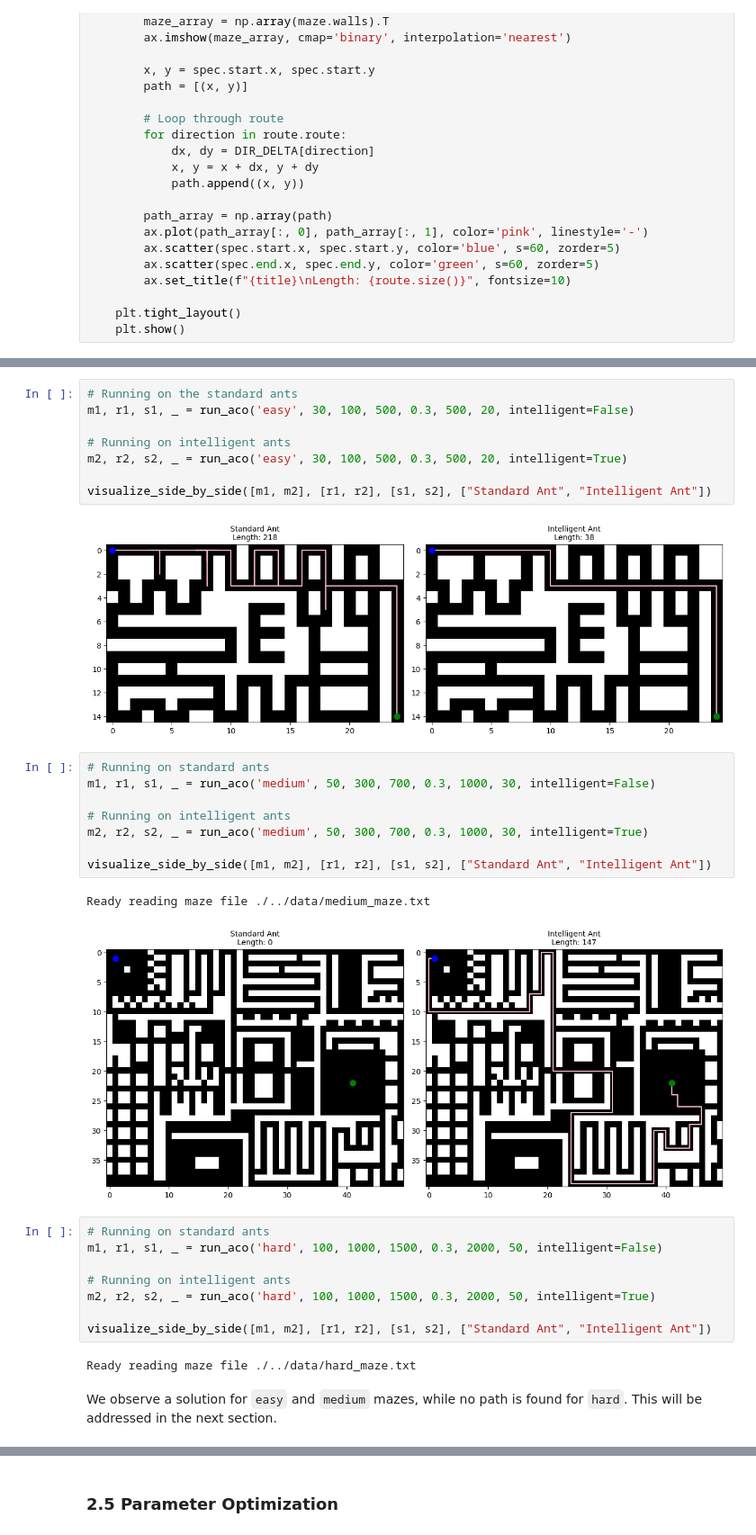
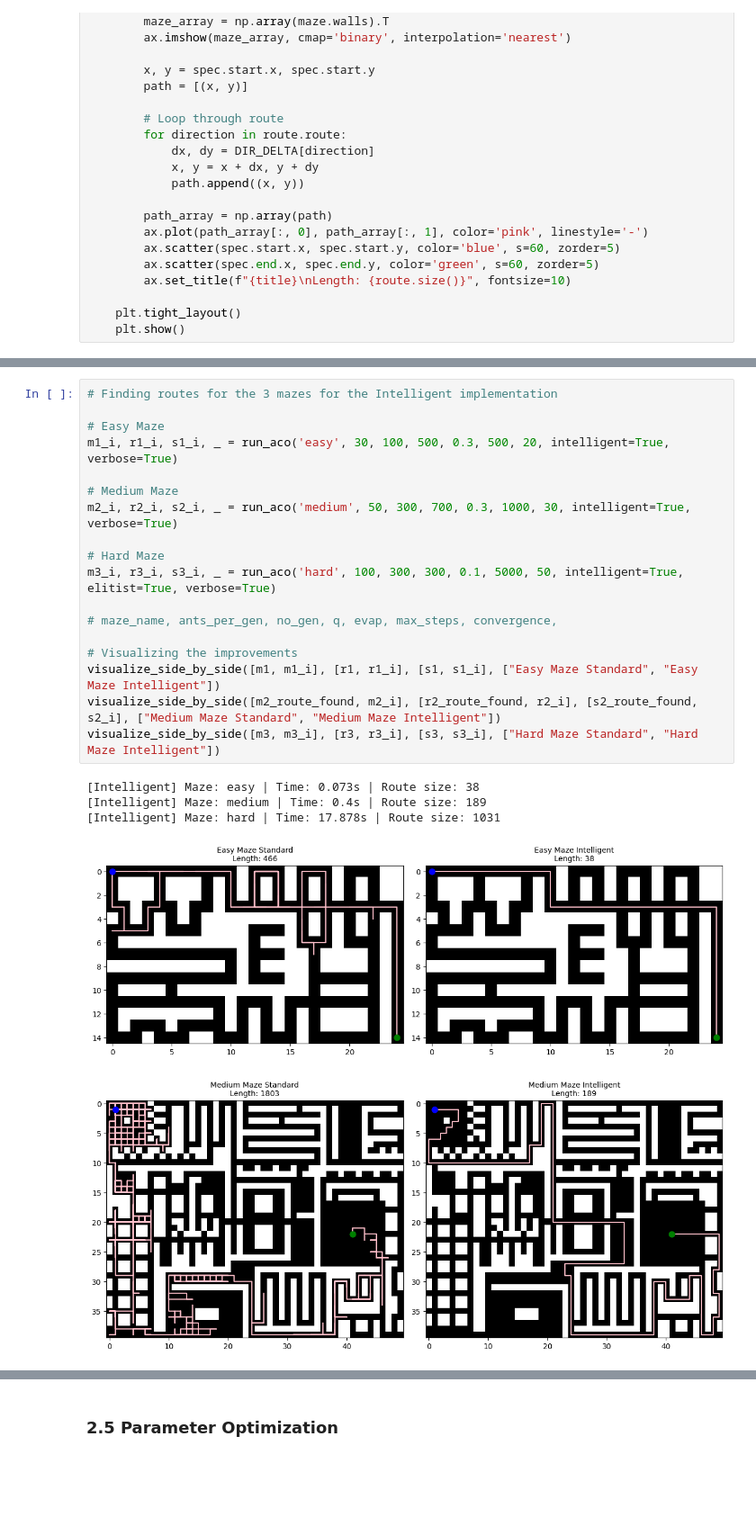
Before and after one commit to guy915/Computational-Intelligence-Models, a Jupyter notebook: ACO & GA/src/Main.ipynb, the cells around one changed output, grey strips where cells are left out. Shown at 90% size. Saved outputs shown, nothing was run; the diff lists cells and outputs as text; blank space fills up the shorter version.

```diff
--- a/ACO & GA/src/Main.ipynb
+++ b/ACO & GA/src/Main.ipynb
@@ -1269,33 +1371,24 @@ Comparing the paths that were found, we see the intelligent path has less detour
-# %%
-# Running on the standard ants
-m1, r1, s1, _ = run_aco('easy', 30, 100, 500, 0.3, 500, 20, intelligent=False)
-
-# Running on intelligent ants
-m2, r2, s2, _ = run_aco('easy', 30, 100, 500, 0.3, 500, 20, intelligent=True)
-
-visualize_side_by_side([m1, m2], [r1, r2], [s1, s2], ["Standard Ant", "Intelligent Ant"])
-# %% [output]
-[figure, removed]
-# %%
-# Running on standard ants
-m1, r1, s1, _ = run_aco('medium', 50, 300, 700, 0.3, 1000, 30, intelligent=False)
-
-# Running on intelligent ants
-m2, r2, s2, _ = run_aco('medium', 50, 300, 700, 0.3, 1000, 30, intelligent=True)
-
-visualize_side_by_side([m1, m2], [r1, r2], [s1, s2], ["Standard Ant", "Intelligent Ant"])
-# %% [output]
-Ready reading maze file ./../data/medium_maze.txt
-[figure, removed]
-# %%
-# Running on standard ants
-m1, r1, s1, _ = run_aco('hard', 100, 1000, 1500, 0.3, 2000, 50, intelligent=False)
-
-# Running on intelligent ants
-m2, r2, s2, _ = run_aco('hard', 100, 1000, 1500, 0.3, 2000, 50, intelligent=True)
-
-visualize_side_by_side([m1, m2], [r1, r2], [s1, s2], ["Standard Ant", "Intelligent Ant"])
-# %% [output]
-Ready reading maze file ./../data/hard_maze.txt
-# %% [markdown]
-We observe a solution for `easy` and `medium` mazes, while no path is found for `hard`. This will be addressed in the next section.
+# %%
+# Finding routes for the 3 mazes for the Intelligent implementation
+
+# Easy Maze
+m1_i, r1_i, s1_i, _ = run_aco('easy', 30, 100, 500, 0.3, 500, 20, intelligent=True, verbose=True)
+
+# Medium Maze
+m2_i, r2_i, s2_i, _ = run_aco('medium', 50, 300, 700, 0.3, 1000, 30, intelligent=True, verbose=True)
+
+# Hard Maze
+m3_i, r3_i, s3_i, _ = run_aco('hard', 100, 300, 300, 0.1, 5000, 50, intelligent=True, elitist=True, verbose=True)
+
+# maze_name, ants_per_gen, no_gen, q, evap, max_steps, convergence,
+
+# Visualizing the improvements
+visualize_side_by_side([m1, m1_i], [r1, r1_i], [s1, s1_i], ["Easy Maze Standard", "Easy Maze Intelligent"])
+visualize_side_by_side([m2_route_found, m2_i], [r2_route_found, r2_i], [s2_route_found, s2_i], ["Medium Maze Standard", "Medium Maze Intelligent"])
+visualize_side_by_side([m3, m3_i], [r3, r3_i], [s3, s3_i], ["Hard Maze Standard", "Hard Maze Intelligent"])
+# %% [output]
+[Intelligent] Maze: easy | Time: 0.073s | Route size: 38
+[Intelligent] Maze: medium | Time: 0.4s | Route size: 189
+[Intelligent] Maze: hard | Time: 17.878s | Route size: 1031
+[figure, added]
+[figure, added]
```
Also changed, not shown: parts of 19 cells of this notebook.
